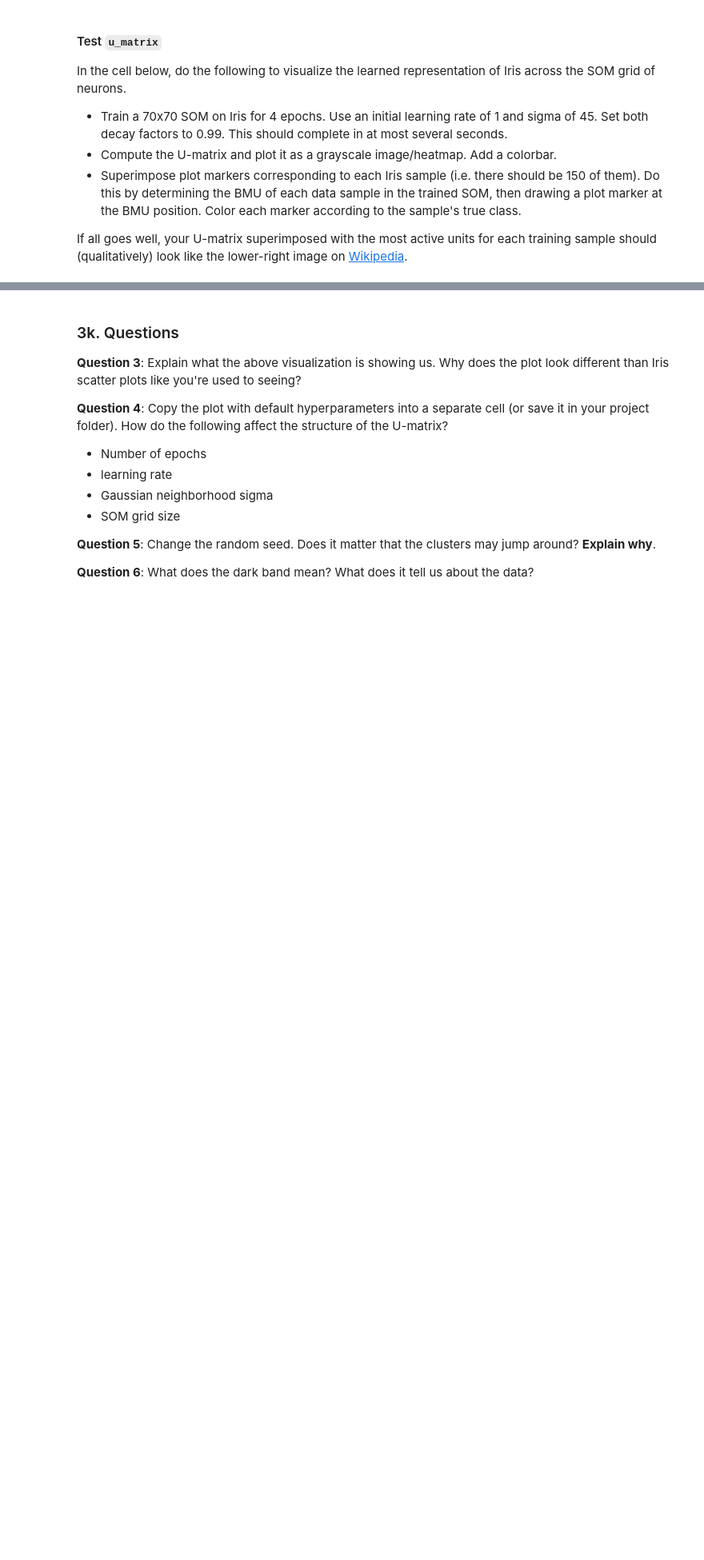
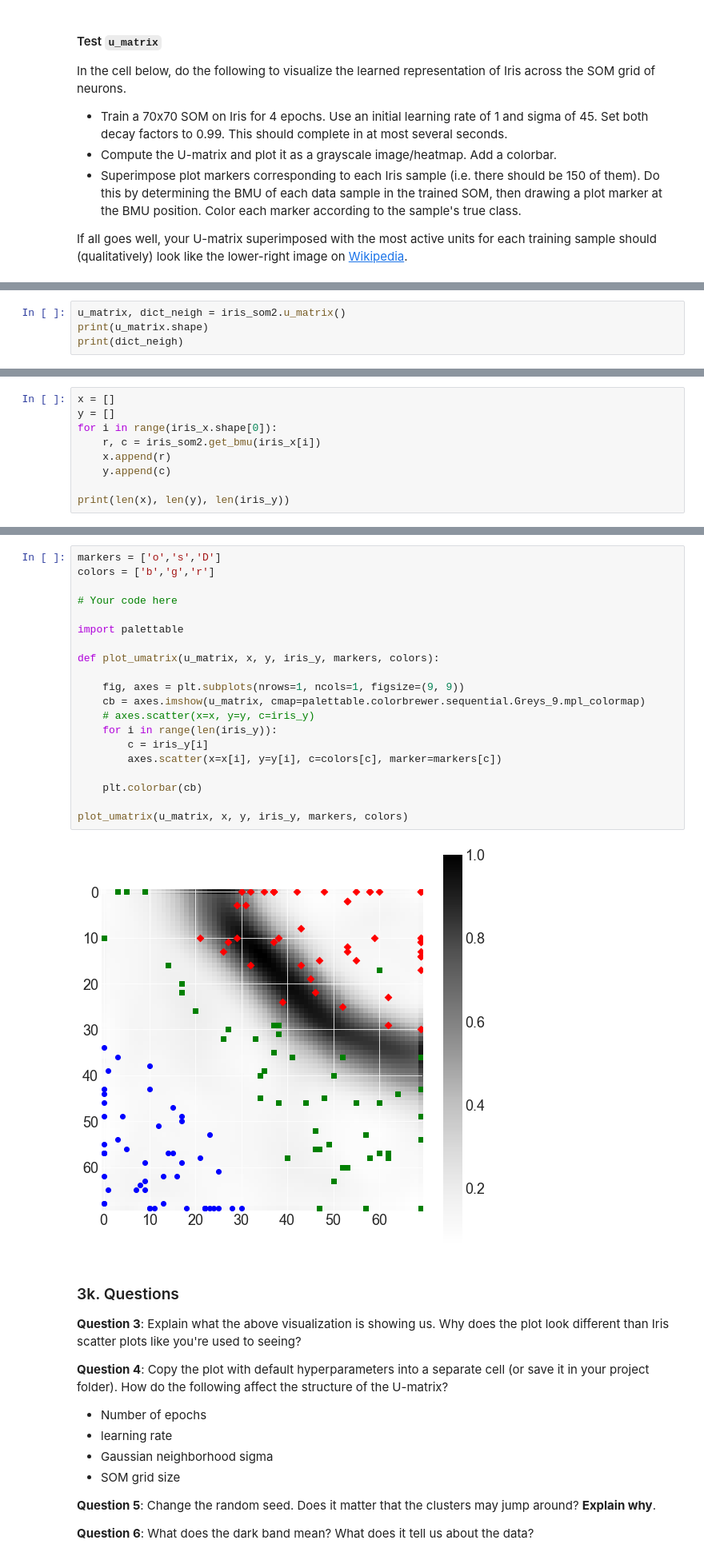
Before and after one commit to mqwen24/CS443_Projects, a Jupyter notebook: p2som/word_cloud.ipynb, the cells around one changed output, grey strips where cells are left out. Shown: that part at 80% size. Drawn from its saved outputs; the diff is of its cells as text; blank space fills up the shorter version.

```diff
--- a/p2som/word_cloud.ipynb
+++ b/p2som/word_cloud.ipynb
@@ -394,0 +417,4 @@ colors = ['b','g','r']
+# %%
+u_matrix, dict_neigh = iris_som2.u_matrix()
+print(u_matrix.shape)
+print(dict_neigh)
@@ -394,0 +428,9 @@ colors = ['b','g','r']
+# %%
+x = []
+y = []
+for i in range(iris_x.shape[0]):
+    r, c = iris_som2.get_bmu(iris_x[i])
+    x.append(r)
+    y.append(c)
+
+print(len(x), len(y), len(iris_y))
@@ -395,3 +443,25 @@ colors = ['b','g','r']
+# %%
+markers = ['o','s','D']
+colors = ['b','g','r']
+
+# Your code here
+
+import palettable
+
+def plot_umatrix(u_matrix, x, y, iris_y, markers, colors):
+
+    fig, axes = plt.subplots(nrows=1, ncols=1, figsize=(9, 9))
+    cb = axes.imshow(u_matrix, cmap=palettable.colorbrewer.sequential.Greys_9.mpl_colormap)
+    # axes.scatter(x=x, y=y, c=iris_y)
+    for i in range(len(iris_y)):
+        c = iris_y[i]
+        axes.scatter(x=x[i], y=y[i], c=colors[c], marker=markers[c])
+
+    plt.colorbar(cb)
+
+plot_umatrix(u_matrix, x, y, iris_y, markers, colors)
+# %% [output]
+[figure, added]
 # %% [markdown]
 ### 3k. Questions
 
```
Also changed, not shown: parts of 16 cells of this notebook, 3 other files.
